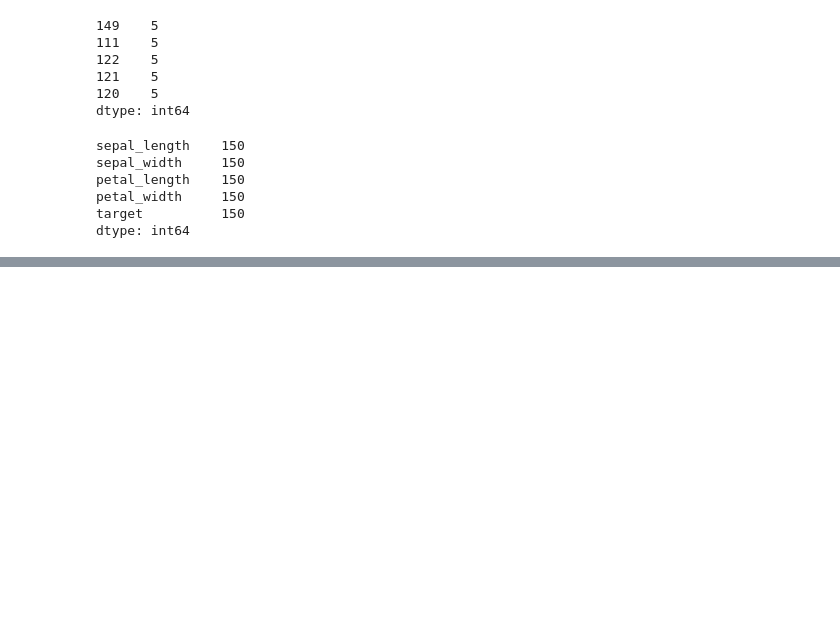
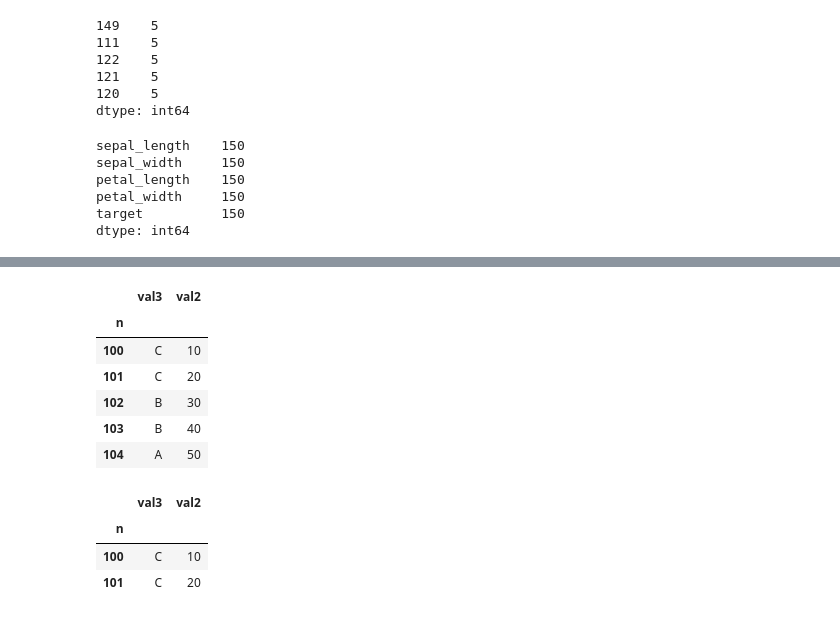
Before and after one commit to homemix/python-for-data-science, a Jupyter notebook: notebooks/Chapter 2 - Data Munging/Data loading and preprocessing with pandas.ipynb, the cells around one changed output, grey strips where cells are left out. Saved outputs shown, nothing was run; the diff lists cells and outputs as text; code cells hidden in the pictures; blank space fills up the shorter version.

```diff
--- a/notebooks/Chapter 2 - Data Munging/Data loading and preprocessing with pandas.ipynb
+++ b/notebooks/Chapter 2 - Data Munging/Data loading and preprocessing with pandas.ipynb
@@ -392,0 +434,19 @@ dtype: int64
+# %%
+# Retrieve sub matrices
+dataset[['val3','val2']]
+# %% [output]
+|  | val3 | val2 |
+| n |  |  |
+| 100 | C | 10 |
+| 101 | C | 20 |
+| 102 | B | 30 |
+| 103 | B | 40 |
+| 104 | A | 50 |
+# %%
+# Retrieve sub matrices
+dataset[['val3','val2']][0:2]
+# %% [output]
+|  | val3 | val2 |
+| n |  |  |
+| 100 | C | 10 |
+| 101 | C | 20 |
```
Also changed, not shown: parts of 7 cells of this notebook, 2 other files.
